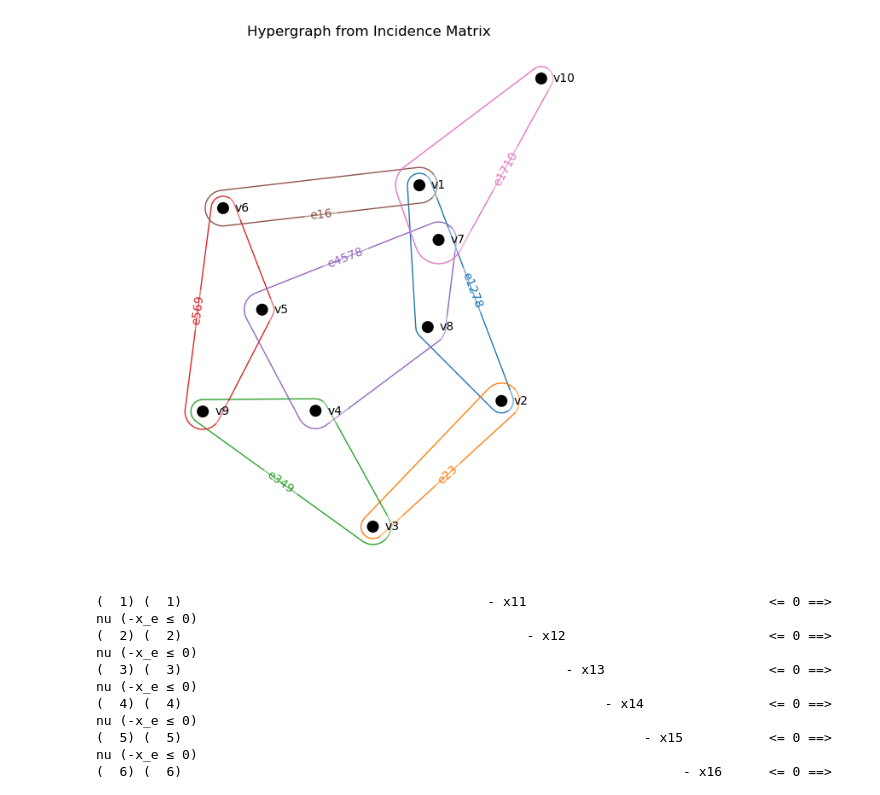
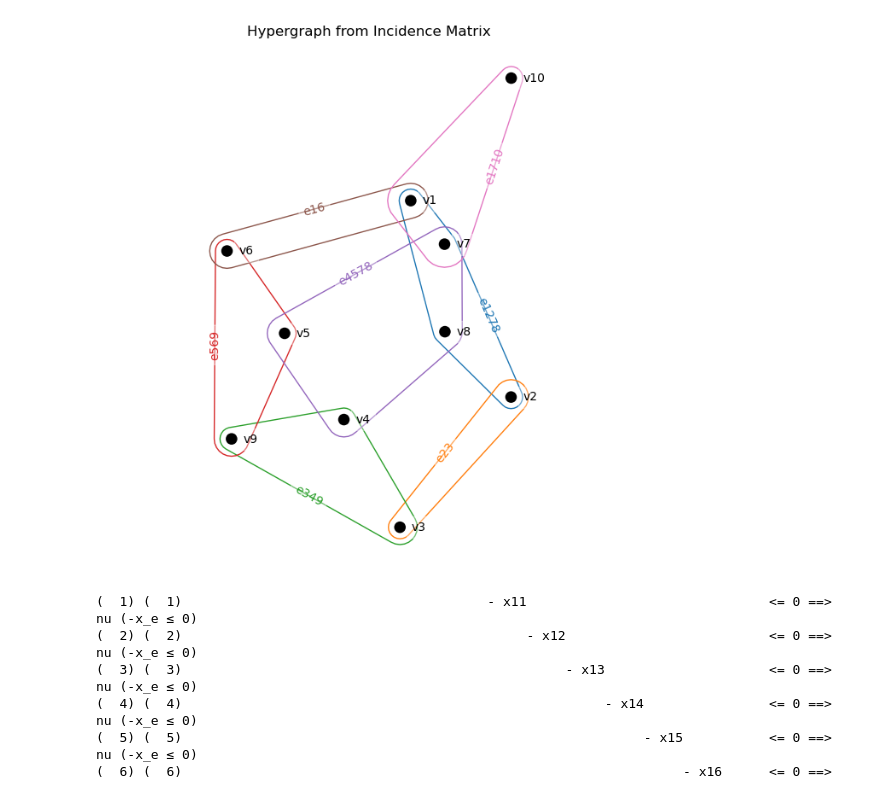
Before and after one commit to dettorig/BinPolyOpt, a Jupyter notebook: MPG.ipynb, the cells around one changed output. Cells and saved outputs as stored; diff of their text form; code cells hidden in the pictures.

```diff
--- a/MPG.ipynb
+++ b/MPG.ipynb
@@ -21,30 +21,30 @@ import glob
 # %%
 incidence = "incidence.txt"
 inc_matrix = np.loadtxt(incidence, dtype=int)
 
 edge_dict = {}
 for row in inc_matrix:
     vertex_indices = [i + 1 for i, val in enumerate(row) if val == 1]
     edge_name = 'e' + ''.join(str(i) for i in vertex_indices)
     nodes = [f"v{i}" for i in vertex_indices]
     edge_dict[edge_name] = set(nodes)
 
 H = hnx.Hypergraph(edge_dict)
 
 hnx.draw(
     H,
     with_edge_labels=True,
     layout=nx.spring_layout,
-    layout_kwargs={'seed': 8}
+    layout_kwargs={'seed': 42}
 )
 plt.title("Hypergraph from Incidence Matrix")
 plt.show()
 
 st.edge_dict = edge_dict
 st.inc_matrix = inc_matrix
 st.FIXED_EDGE_ORDER = list(edge_dict.keys())
 # %% [output]
-[figure, old version]
+[figure, new version]
 # %%
 base_name = "incidence"
 filename_poi, n_vertices, n_edges = generate_polytope.generate_ieq_from_incidence(base_name)
```
Also changed, not shown: parts of 8 cells of this notebook, 3 other files.
